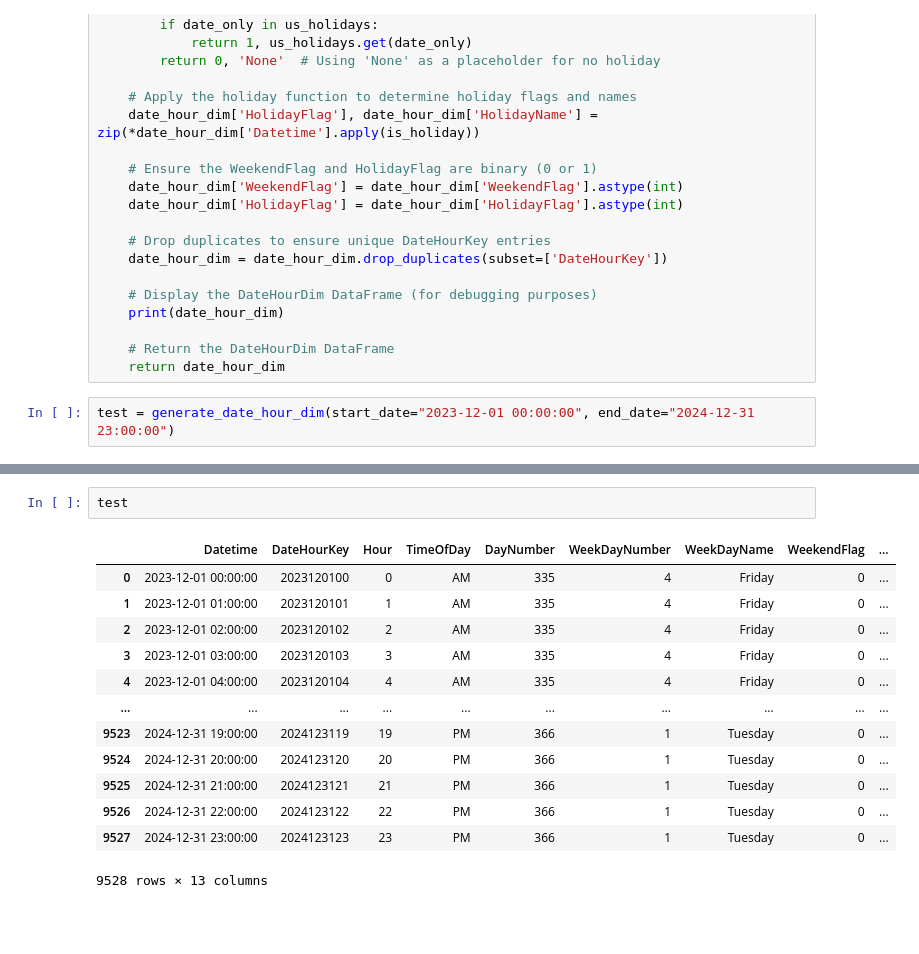
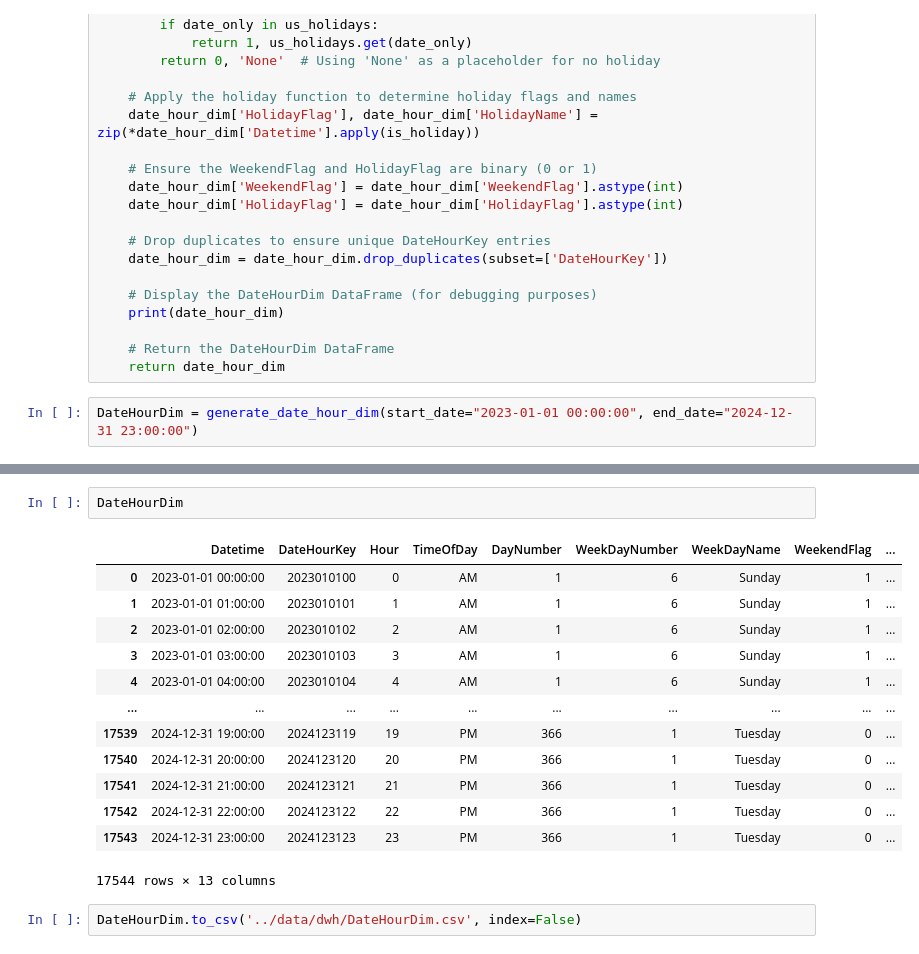
Before and after one commit to tymsoncyferki/vehicle-crashes-dwh, a Jupyter notebook: notebooks/date_hour_dim.ipynb, the cells around one changed output, grey strips where cells are left out. Cells and saved outputs as stored; diff of their text form; blank space fills up the shorter version.

```diff
--- a/notebooks/date_hour_dim.ipynb
+++ b/notebooks/date_hour_dim.ipynb
@@ -60,5 +60,5 @@ def generate_date_hour_dim(start_date="2023-12-01 00:00:00", end_date="2024-12-3
     # Return the DateHourDim DataFrame
     return date_hour_dim
 # %%
-test = generate_date_hour_dim(start_date="2023-12-01 00:00:00", end_date="2024-12-31 23:00:00")
+DateHourDim = generate_date_hour_dim(start_date="2023-01-01 00:00:00", end_date="2024-12-31 23:00:00")
 # %% [output]
@@ -82,16 +82,18 @@ test = generate_date_hour_dim(start_date="2023-12-01 00:00:00", end_date="2024-1
-# %%
-test
-# %% [output]
-|  | Datetime | DateHourKey | Hour | TimeOfDay | DayNumber | WeekDayNumber | WeekDayName | WeekendFlag | ... |
-| 0 | 2023-12-01 00:00:00 | 2023120100 | 0 | AM | 335 | 4 | Friday | 0 | ... |
-| 1 | 2023-12-01 01:00:00 | 2023120101 | 1 | AM | 335 | 4 | Friday | 0 | ... |
-| 2 | 2023-12-01 02:00:00 | 2023120102 | 2 | AM | 335 | 4 | Friday | 0 | ... |
-| 3 | 2023-12-01 03:00:00 | 2023120103 | 3 | AM | 335 | 4 | Friday | 0 | ... |
-| 4 | 2023-12-01 04:00:00 | 2023120104 | 4 | AM | 335 | 4 | Friday | 0 | ... |
-| ... | ... | ... | ... | ... | ... | ... | ... | ... | ... |
-| 9523 | 2024-12-31 19:00:00 | 2024123119 | 19 | PM | 366 | 1 | Tuesday | 0 | ... |
-| 9524 | 2024-12-31 20:00:00 | 2024123120 | 20 | PM | 366 | 1 | Tuesday | 0 | ... |
-| 9525 | 2024-12-31 21:00:00 | 2024123121 | 21 | PM | 366 | 1 | Tuesday | 0 | ... |
-| 9526 | 2024-12-31 22:00:00 | 2024123122 | 22 | PM | 366 | 1 | Tuesday | 0 | ... |
-| 9527 | 2024-12-31 23:00:00 | 2024123123 | 23 | PM | 366 | 1 | Tuesday | 0 | ... |
-9528 rows × 13 columns
+# %%
+DateHourDim
+# %% [output]
+|  | Datetime | DateHourKey | Hour | TimeOfDay | DayNumber | WeekDayNumber | WeekDayName | WeekendFlag | ... |
+| 0 | 2023-01-01 00:00:00 | 2023010100 | 0 | AM | 1 | 6 | Sunday | 1 | ... |
+| 1 | 2023-01-01 01:00:00 | 2023010101 | 1 | AM | 1 | 6 | Sunday | 1 | ... |
+| 2 | 2023-01-01 02:00:00 | 2023010102 | 2 | AM | 1 | 6 | Sunday | 1 | ... |
+| 3 | 2023-01-01 03:00:00 | 2023010103 | 3 | AM | 1 | 6 | Sunday | 1 | ... |
+| 4 | 2023-01-01 04:00:00 | 2023010104 | 4 | AM | 1 | 6 | Sunday | 1 | ... |
+| ... | ... | ... | ... | ... | ... | ... | ... | ... | ... |
+| 17539 | 2024-12-31 19:00:00 | 2024123119 | 19 | PM | 366 | 1 | Tuesday | 0 | ... |
+| 17540 | 2024-12-31 20:00:00 | 2024123120 | 20 | PM | 366 | 1 | Tuesday | 0 | ... |
+| 17541 | 2024-12-31 21:00:00 | 2024123121 | 21 | PM | 366 | 1 | Tuesday | 0 | ... |
+| 17542 | 2024-12-31 22:00:00 | 2024123122 | 22 | PM | 366 | 1 | Tuesday | 0 | ... |
+| 17543 | 2024-12-31 23:00:00 | 2024123123 | 23 | PM | 366 | 1 | Tuesday | 0 | ... |
+17544 rows × 13 columns
+# %%
+DateHourDim.to_csv('../data/dwh/DateHourDim.csv', index=False)
```
Also changed, not shown: parts of 1 cell of this notebook, 7 other files.
